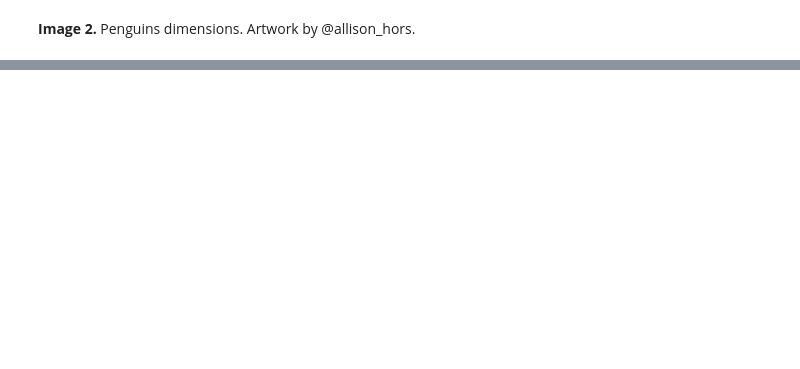
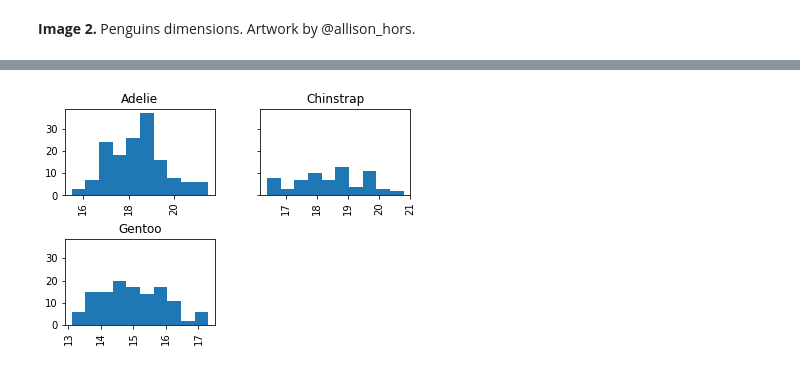
Before and after one commit to xalejandrow/hypothesis-testing-exercises-project-with-python, a Jupyter notebook: Palmer_Penguins_Analysis_copy.ipynb, the cells around one changed output, grey strips where cells are left out. Saved outputs shown, nothing was run; the diff lists cells and outputs as text; code cells hidden in the pictures; blank space fills up the shorter version.

```diff
--- a/Palmer_Penguins_Analysis_copy.ipynb
+++ b/Palmer_Penguins_Analysis_copy.ipynb
@@ -41,4 +132,8 @@ df = pd.read_csv(url)
 # %%
 # Show the histogram per bill depth
+df.hist(column='bill_depth_mm', by='species',sharey='true')
+plt.show()
+# %% [output]
+[figure, added]
 # %%
 # Show the histogram per flipper length
```
Also changed, not shown: parts of 17 cells of this notebook.
